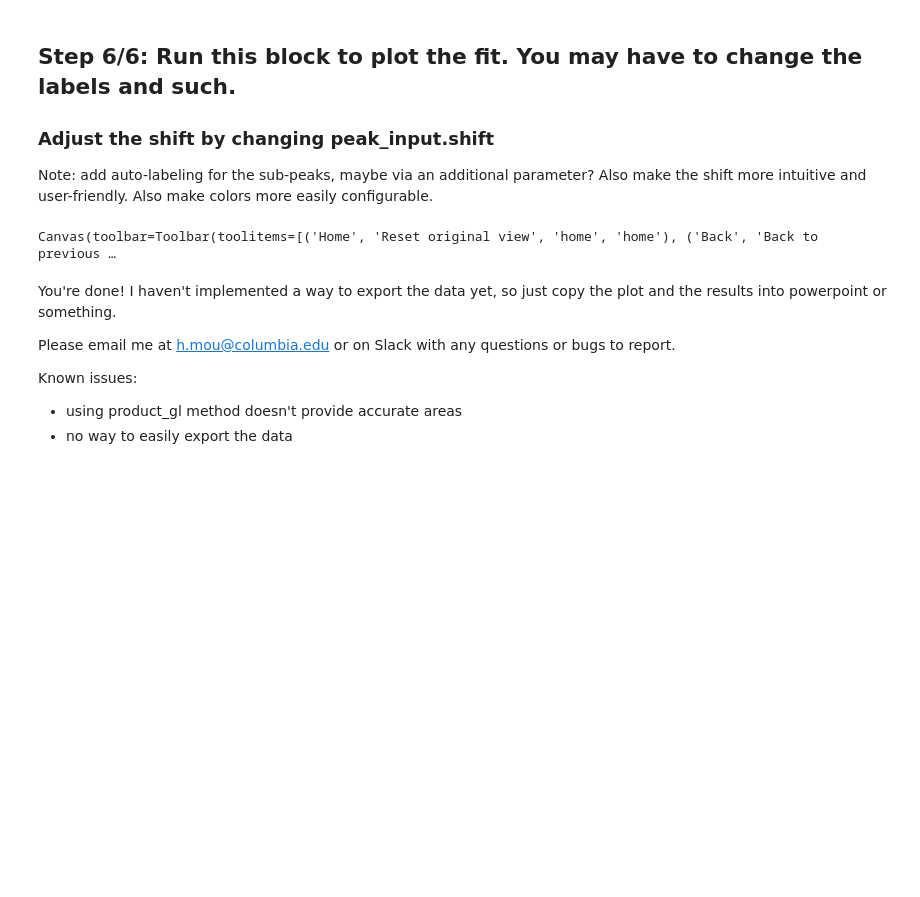
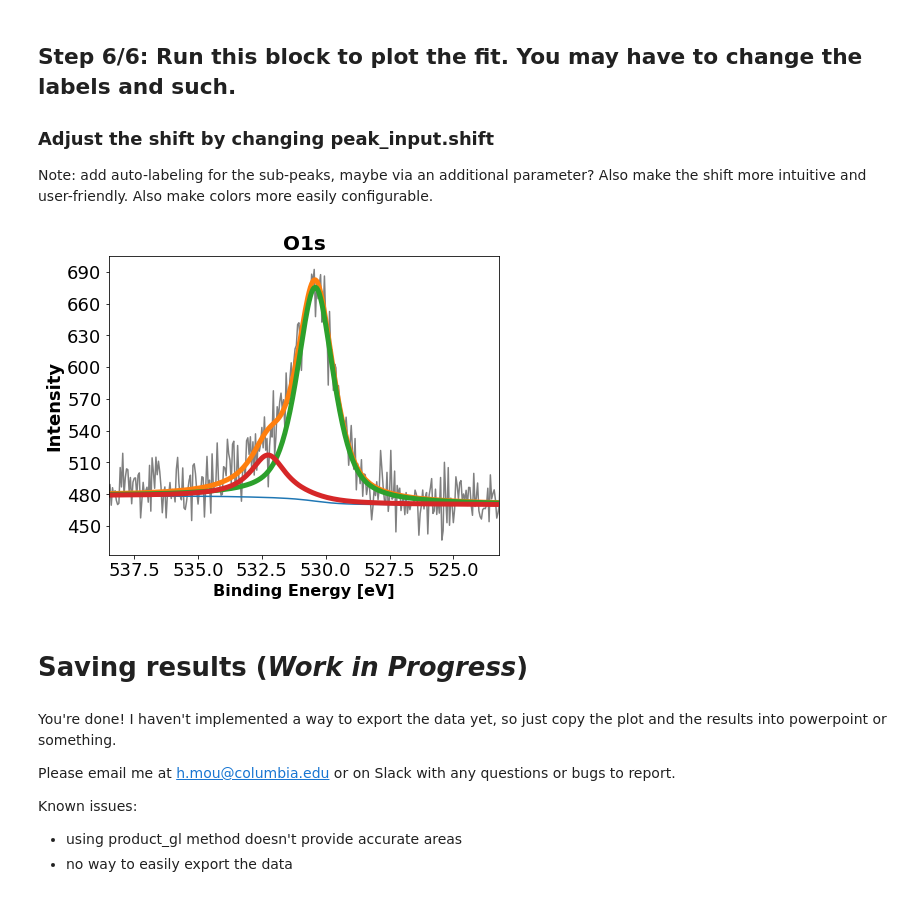
Before and after one commit to hm115/PHI-XPS-Python, a Jupyter notebook: Read and Plot XPS from spe.ipynb, the cells around one changed output. Drawn from its saved outputs; the diff is of its cells as text; code cells hidden in the pictures; blank space fills up the shorter version.

Commit message:
Add files via upload
Can't remember what I updated, but the peak_deconvolution file is an attempt at generalizing the xps method to all peaks. Still using the Shirley background, though.

```diff
--- a/Read and Plot XPS from spe.ipynb
+++ b/Read and Plot XPS from spe.ipynb
@@ -189,8 +190,18 @@ def get_file_names():
     root = tkinter.Tk()
     root.withdraw()
     root.attributes('-topmost',True)
-    file_list = askopenfilenames(parent=root, title='Open XPS files',
+    file_list = askopenfilenames(parent=root, title='Open XPS file',
                                               filetypes=[('.spe', '*.spe')])
+    file_list = root.tk.splitlist(file_list) #workaround for Windows bug
+    root.destroy()
+    return file_list
+
+def get_import_fit():
+    root = tkinter.Tk()
+    root.withdraw()
+    root.attributes('-topmost',True)
+    file_list = askopenfilenames(parent=root, title='Import XPS fit',
+                                              filetypes=[('.JSON', '*.JSON')])
     file_list = root.tk.splitlist(file_list) #workaround for Windows bug
     root.destroy()
     return file_list
@@ -672,7 +715,7 @@ Parameters([('p1_E', <Parameter 'p1_E', value=29, bounds=[-inf:inf]>), ('p1_F',
 
 Need to format the output, include the shift
 # %%
-fit = model.fit(intensity_zeroed[ind_max:ind_min],pars,x=be_vals[ind_max:ind_min],method="Least_squares")
+fit = model.fit(intensity_zeroed[ind_max:ind_min],pars,x=be_vals[ind_max:ind_min],method="leastsq")
 
 print(fit.fit_report())
 
@@ -705,7 +748,7 @@ for i in peak_input.peak_id[:peak_input.num_peaks]:
 Note: add auto-labeling for the sub-peaks, maybe via an additional parameter? Also make the shift more intuitive and user-friendly. Also make colors more easily configurable.
 # %%
 ### Uncomment the next line to adjust the shift
-# peak_input.shift = 0
+peak_input.shift = -3
 
 x_min_shift = x_min + peak_input.shift
 x_max_shift = x_max + peak_input.shift
@@ -715,36 +758,39 @@ be_vals_shift = be_vals + peak_input.shift
 fig = plt.figure(figsize=(7,5.5))
 
 ax = fig.add_subplot(111)
 
+line_wid = 5
 
 ax.plot(be_vals_shift, intensity_vals, color='grey')       ## Plot Region in question
 ax.plot(be_vals_shift[ind_max:ind_min],shirley_back_fin[ind_max:ind_min])    ## Plot Shirley background
 
-ax.plot(be_vals_shift[ind_max:ind_min], final, linewidth=3)    ## Final Fit
+ax.plot(be_vals_shift[ind_max:ind_min], final, linewidth = line_wid)    ## Final Fit
 
 for i in range(peak_input.num_peaks):
-    ax.plot(be_vals_shift[ind_max:ind_min],comps[peak_input.peak_id[i]], label=peak_input.peak_id[i], linewidth=3)
+    ax.plot(be_vals_shift[ind_max:ind_min],comps[peak_input.peak_id[i]], label=peak_input.peak_id[i], linewidth = line_wid)
 
 ax.set_title(label[activ_reg],fontweight='bold',fontsize=20)
 
 ax.set_xlim(x_min_shift,x_max_shift)
+# ax.set_ylim(20,35)
 
 ax.invert_xaxis()
 ax.set_xlabel('Binding Energy [eV]',fontweight='bold',fontsize=16)
-ax.set_ylabel('Intensity',fontweight='bold',fontsize=16)
-ax.tick_params(axis='both',which='major',labelsize=14)
+ax.set_ylabel('Intensity',fontweight='bold',fontsize=18)
+ax.tick_params(axis='both',which='major',labelsize=18)
 fig.subplots_adjust(hspace = 0.4)
 
-plt.legend(['Data', 'Background', 'Fit'],fontsize=10,loc="upper left")
+# plt.legend(['Data', 'Background', 'Fit'],fontsize=10,loc="upper left")
 
 ax.xaxis.set_minor_locator(MultipleLocator(100))
+ax.yaxis.set_major_locator(MaxNLocator(integer=True))
 
 def mouse_move(event):
     x, y = event.xdata, event.ydata
     print(x, y)
 
 plt.connect('motion_notify_event', mouse_move)
 
 plt.show()
 # %% [output]
-Canvas(toolbar=Toolbar(toolitems=[('Home', 'Reset original view', 'home', 'home'), ('Back', 'Back to previous …
+[figure, added]
@@ -750,0 +801,2 @@ Canvas(toolbar=Toolbar(toolitems=[('Home', 'Reset original view', 'home', 'home'
+# %% [markdown]
+# Saving results (*Work in Progress*)
```
Also changed, not shown: parts of 12 cells of this notebook, 1 other file.
